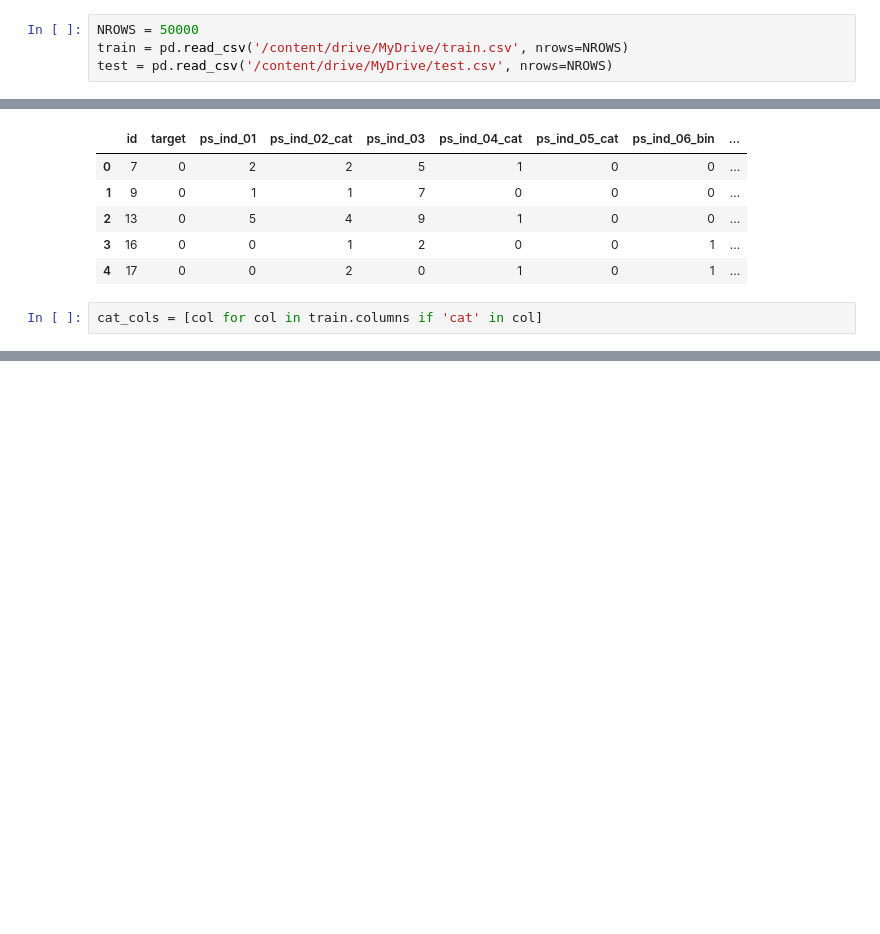
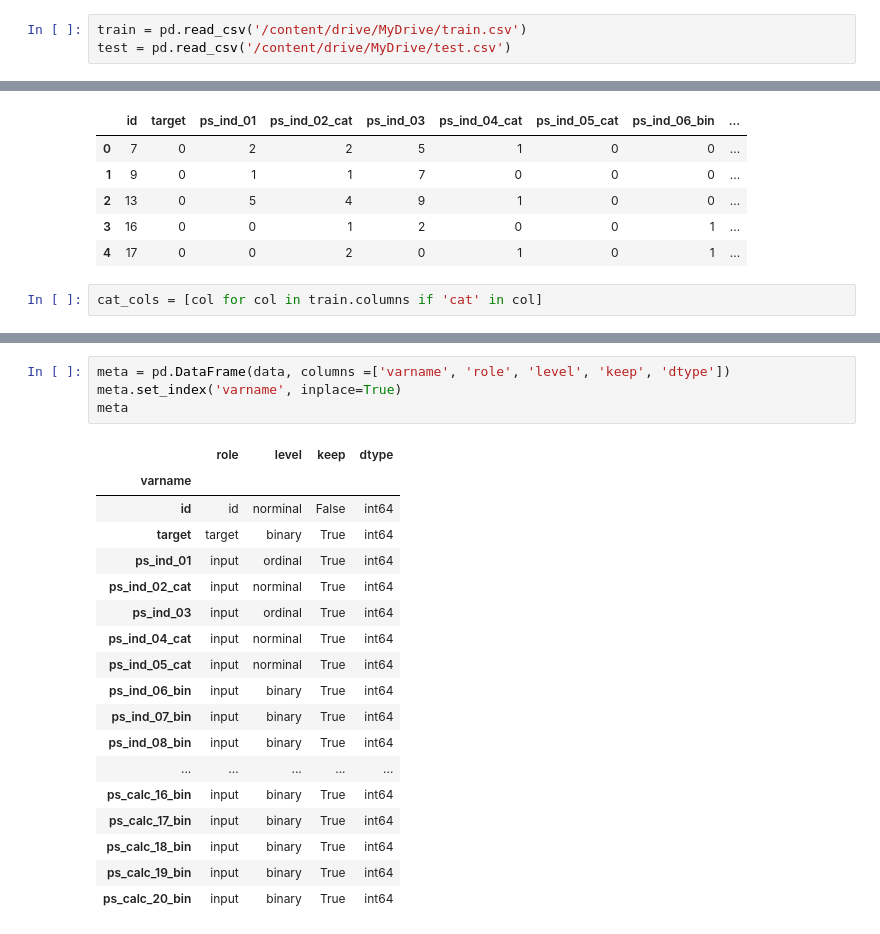
Before and after one commit to maengg/Kaggle_Kernel_Study, a Jupyter notebook: Porto_Data_Preparation_&_Exploration.ipynb, the cells around one changed output, grey strips where cells are left out. Cells and saved outputs as stored; diff of their text form; blank space fills up the shorter version.

```diff
--- a/Porto_Data_Preparation_&_Exploration.ipynb
+++ b/Porto_Data_Preparation_&_Exploration.ipynb
@@ -35,9 +35,8 @@ from sklearn.ensemble import RandomForestClassifier
 
 pd.set_option('display.max_columns', 100)
 # %%
-NROWS = 50000
-train = pd.read_csv('/content/drive/MyDrive/train.csv', nrows=NROWS)
-test = pd.read_csv('/content/drive/MyDrive/test.csv', nrows=NROWS)
+train = pd.read_csv('/content/drive/MyDrive/train.csv')
+test = pd.read_csv('/content/drive/MyDrive/test.csv')
 # %%
 train.head()
 # %% [output]
@@ -100,0 +140,23 @@ memory usage: 22.5 MB
+# %%
+meta = pd.DataFrame(data, columns =['varname', 'role', 'level', 'keep', 'dtype'])
+meta.set_index('varname', inplace=True)
+meta
+# %% [output]
+|  | role | level | keep | dtype |
+| varname |  |  |  |  |
+| id | id | norminal | False | int64 |
+| target | target | binary | True | int64 |
+| ps_ind_01 | input | ordinal | True | int64 |
+| ps_ind_02_cat | input | norminal | True | int64 |
+| ps_ind_03 | input | ordinal | True | int64 |
+| ps_ind_04_cat | input | norminal | True | int64 |
+| ps_ind_05_cat | input | norminal | True | int64 |
+| ps_ind_06_bin | input | binary | True | int64 |
+| ps_ind_07_bin | input | binary | True | int64 |
+| ps_ind_08_bin | input | binary | True | int64 |
+| ... | ... | ... | ... | ... |
+| ps_calc_16_bin | input | binary | True | int64 |
+| ps_calc_17_bin | input | binary | True | int64 |
+| ps_calc_18_bin | input | binary | True | int64 |
+| ps_calc_19_bin | input | binary | True | int64 |
+| ps_calc_20_bin | input | binary | True | int64 |
```
Also changed, not shown: parts of 28 cells of this notebook.
